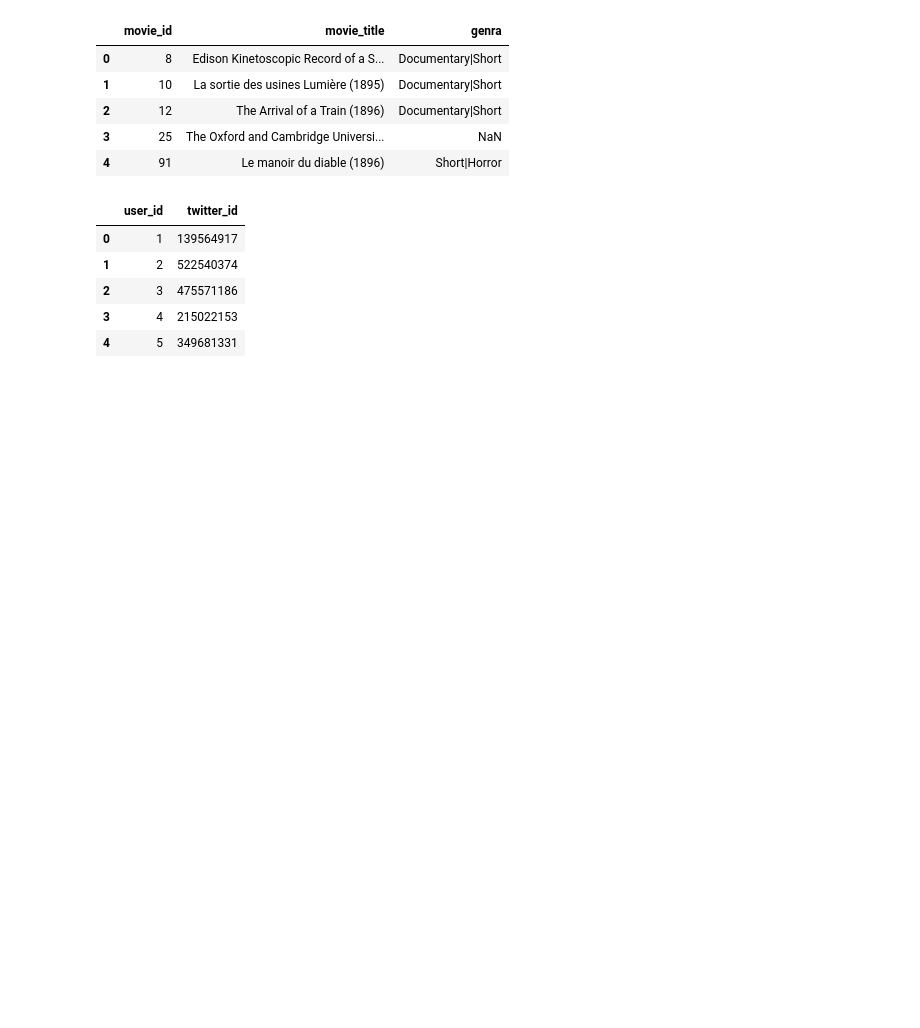
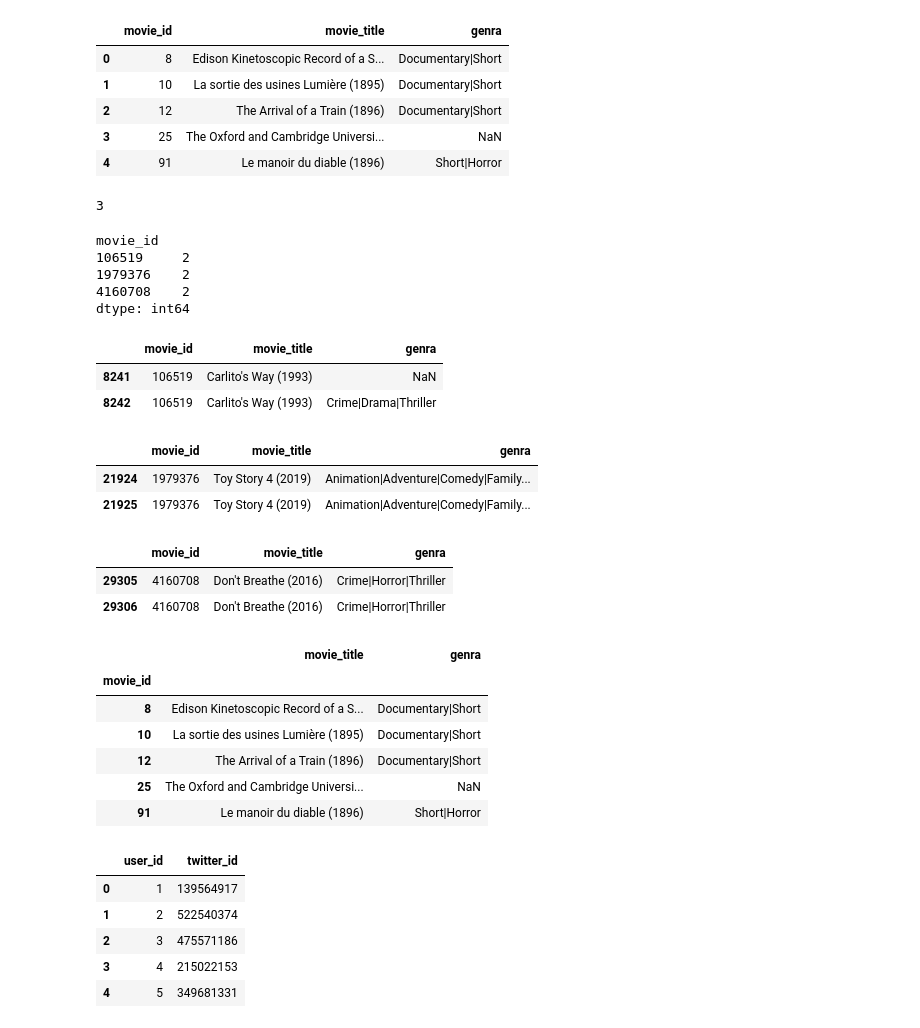
Before and after one commit to alibekU/movies_recommendations, a Jupyter notebook: analysis.ipynb, the cells around one changed output. Cells and saved outputs as stored; diff of their text form; code cells hidden in the pictures; blank space fills up the shorter version.

```diff
--- a/analysis.ipynb
+++ b/analysis.ipynb
@@ -11,6 +13,51 @@ movies.head()
 | 2 | 12 | The Arrival of a Train (1896) | Documentary|Short |
 | 3 | 25 | The Oxford and Cambridge Universi... | NaN |
 | 4 | 91 | Le manoir du diable (1896) | Short|Horror |
+# %%
+movies.shape[0] - movies['movie_id'].unique().shape[0]
+# %% [output]
+3
+# %%
+counts = movies.groupby(['movie_id'])[['movie_title']].size()
+counts[counts>1]
+# %% [output]
+movie_id
+106519     2
+1979376    2
+4160708    2
+dtype: int64
+# %%
+movies[movies['movie_id'] == 106519]
+# %% [output]
+|  | movie_id | movie_title | genra |
+| 8241 | 106519 | Carlito's Way (1993) | NaN |
+| 8242 | 106519 | Carlito's Way (1993) | Crime|Drama|Thriller |
+# %%
+movies[movies['movie_id'] == 1979376]
+# %% [output]
+|  | movie_id | movie_title | genra |
+| 21924 | 1979376 | Toy Story 4 (2019) | Animation|Adventure|Comedy|Family... |
+| 21925 | 1979376 | Toy Story 4 (2019) | Animation|Adventure|Comedy|Family... |
+# %%
+movies[movies['movie_id'] == 4160708]
+# %% [output]
+|  | movie_id | movie_title | genra |
+| 29305 | 4160708 | Don't Breathe (2016) | Crime|Horror|Thriller |
+| 29306 | 4160708 | Don't Breathe (2016) | Crime|Horror|Thriller |
+# %%
+movies.drop_duplicates(subset=['movie_id'], inplace=True)
+# %%
+movies.index = movies['movie_id']
+movies = movies.drop(columns=['movie_id'])
+movies.head()
+# %% [output]
+|  | movie_title | genra |
+| movie_id |  |  |
+| 8 | Edison Kinetoscopic Record of a S... | Documentary|Short |
+| 10 | La sortie des usines Lumière (1895) | Documentary|Short |
+| 12 | The Arrival of a Train (1896) | Documentary|Short |
+| 25 | The Oxford and Cambridge Universi... | NaN |
+| 91 | Le manoir du diable (1896) | Short|Horror |
 # %%
 users = pd.read_csv('data/users.dat', sep='::', names=['user_id', 'twitter_id'], header=None )
 users.head()
```
Also changed, not shown: parts of 30 cells of this notebook.
